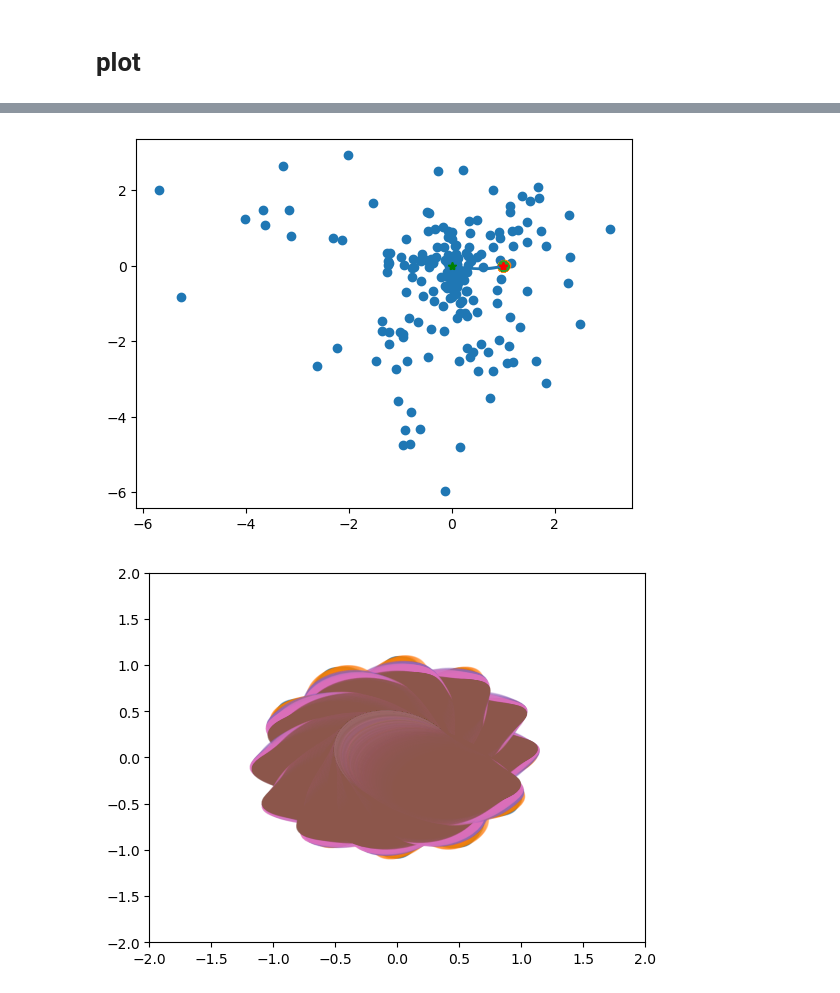
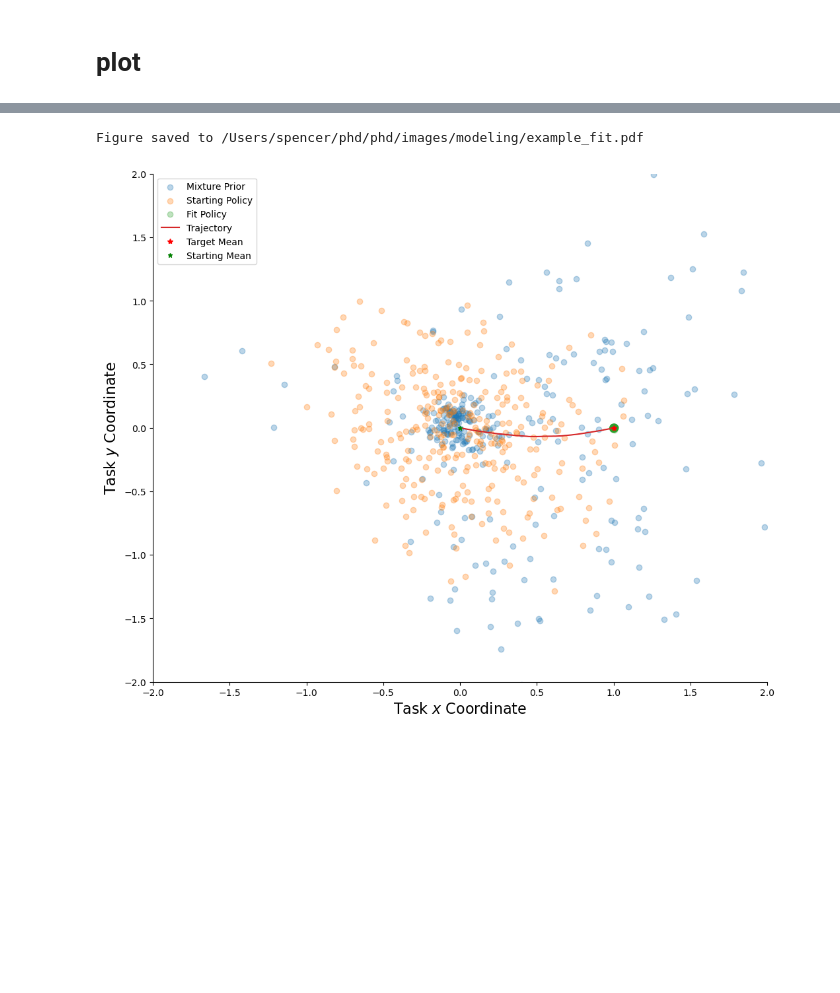
Before and after one commit to spewil/phd, a Jupyter notebook: analysis/notebooks/_modeling/rl_64D.ipynb, the cells around one changed output, grey strips where cells are left out. Cells and saved outputs as stored; diff of their text form; code cells hidden in the pictures; blank space fills up the shorter version.

```diff
--- a/analysis/notebooks/_modeling/rl_64D.ipynb
+++ b/analysis/notebooks/_modeling/rl_64D.ipynb
@@ -246,7 +274,7 @@ subject_idx = 1
 prior_params = generate_subject_prior(subject_idx)
 starting_params = generate_starting_policy_params(subject_idx,prior_match=False)
 starting_params_match = generate_starting_policy_params(subject_idx,prior_match=True)
-decoder = subjects[subject_idx].decoder[-2:,:]
+decoder = subjects[subject_idx].decoder[-2:,:ACTION_DIM]
 
 plt.figure()
 key = jax.random.PRNGKey(0)
@@ -315,12 +343,12 @@ num_iter = 10000
 
 learning_rate = 1e-4
 n_components = 1
-subject_idxs = list(range(1))
-kl_alphas = [0.0,0.1,0.5,1.0,3.0,5.0,10.0]
+subject_idxs = list(range(7))
+kl_alphas = [0.0,0.1,0.5,1.0,3.0,5.0,10.0][:4]
 prior_matches = [True, False]
 targets = range(1)
 # %%
-for subject_idx in subject_idxs[:1]:
+for subject_idx in subject_idxs:
   for target_idx in targets:
     target = collection.compute_target_vec_from_number(target_number=target_idx+1)
     target = jnp.array(target).reshape(1,-1)
@@ -422,8 +470,10 @@ def load_params(subject_idx, kl_alpha, target_idx, prior_match):
 # %%
 colors = ['tab:blue','tab:red','tab:green','tab:orange','tab:purple','tab:pink','tab:brown']
 # %%
-subjects_to_plot = range(1)
+subjects_to_plot = range(7)
 targets_to_plot = range(1)
-kl_alphas_to_plot = kl_alphas[0:4]
+kl_alphas_to_plot = kl_alphas[0:3]
 priors_to_plot = [True,False]
+good_subjects_to_plot = [0,1,5]
+diverge_subjects_to_plot = [2,3,4,6]
 # %%
@@ -460,61 +547,67 @@ for si, subject_idx in enumerate(subjects_to_plot): # enumerate(subject_idxs):
 # %%
-fig, big_ax = plt.subplots(1,1)
-plt.plot(target[0],target[1],"r*",label="Target Mean",zorder=100)
+fig, ax1 = plt.subplots(1,1,figsize=(12,10))
 key = jax.random.PRNGKey(10)
-
-for si, subject_idx in enumerate(subjects_to_plot):
+n_samples = 300
+for si, subject_idx in enumerate(good_subjects_to_plot[0:1]):
     decoder = subjects[subject_idx].decoder[-2:,:]
     key, subkey = jax.random.split(key)
-    plot_samples(make_prior_dist(prior_params),200,"Mixture Prior",rng=subkey,decoder=decoder,alpha=0.1)
+    plot_samples(make_prior_dist(prior_params),n_samples,"Mixture Prior",rng=subkey,decoder=decoder,alpha=0.3,ax=ax1)
     for target_idx in targets_to_plot:
         target = collection.compute_target_vec_from_number(target_idx+1)
-        for prior_match in priors_to_plot:
-            for i, kl_alpha in enumerate(kl_alphas_to_plot):
+        for prior_match in priors_to_plot[1:2]:
+            for i, kl_alpha in enumerate(kl_alphas_to_plot[:1]):
                 params_list = load_params(subject_idx,kl_alpha,target_idx,prior_match)
                 # loss_ax.plot(losses,"k-")
                 # loss_ax.set_title("Loss")
 
                 # reward_ax.plot(rewards,"k-")
                 # reward_ax.set_title("Reward")
 
                 # KL_ax.plot(divergences,"k-")
                 # KL_ax.set_title("KL")
 
                 # key, subkey = jax.random.split(key)
-                # plot_samples(make_starting_dist(params_list[0]),1000,"Starting",rng=subkey,decoder=decoder)
+                plot_samples(make_starting_dist(params_list[0]),n_samples,"Starting Policy",rng=subkey,decoder=decoder,alpha=0.3,ax=ax1)
 
                 key, subkey = jax.random.split(key)
                 fitted_dist = distrax.MultivariateNormalTri(
                     loc=params_list[-1]['locs'][0],
                     scale_tri=params_list[-1]['scales'][0],
                     )
-                plot_samples(fitted_dist,200,"Fit",subkey,decoder=decoder)
+                plot_samples(fitted_dist,n_samples,"Fit Policy",subkey,decoder=decoder,alpha=0.3,ax=ax1)
 
                 means = params_to_means(params_list)
                 means = decode_means(means,decoder)
-                big_ax.plot(means[:,0,0], means[:,0,1],"-",color=colors[si])
-                big_ax.plot(target[0],target[1],"r*")
-                big_ax.plot(means[0][0][0],means[0][0][1],"g*")
+                ax1.plot(means[:,0,0], means[:,0,1],"-",color=colors[1],label="Trajectory")
+                ax1.plot(target[0],target[1],"r*",markersize=5)
 
-    # big_ax.legend()
+ax1.plot(target[0],target[1],"r*",label="Target Mean",zorder=100)
+ax1.plot(means[0][0][0],means[0][0][1],"g*",markersize=5,label="Starting Mean")
+
+ax1.set_xlim([-2,2])
+ax1.set_ylim([-2,2])
+ax1.legend()
+ax1.set_xlabel(r"Task $x$ Coordinate")
+ax1.set_ylabel(r"Task $y$ Coordinate")
+
+plot.save_figure(fig,"example_fit",folder=image_path,format='pdf')
 # %% [output]
+Figure saved to /Users/spencer/phd/phd/images/modeling/example_fit.pdf
-[figure, old version]
+[figure, new version]
 # %%
-fig, ax = plt.subplots(1,1)
-ax.set_ylim([-2,2])
-ax.set_xlim([-2,2])
-for subject_idx in subjects_to_plot:
-    decoder = subjects[subject_idx].decoder[-2:,:]
-    for target_idx in range(12):
-        target = collection.compute_target_vec_from_number(target_idx+1)
-        for prior_match in [False]:
-            for i, kl_alpha in enumerate(kl_alphas):
-                params_list = load_params(subject_idx,kl_alpha,target_idx,prior_match)
-                for Cs, ms in list(zip(params_to_covs(params_list), params_to_means(params_list)))[0::10]:
-                    for C, m in zip(Cs, ms):
-                        plot.plot_confidence_ellipse(decode_mean(m,decoder), decode_cov(C,decoder),ax=ax, n_std=1.0, alpha=0.1, color=colors[i])
+# fig, ax = plt.subplots(1,1)
+# ax.set_ylim([-2,2])
+# ax.set_xlim([-2,2])
+# for subject_idx in subjects_to_plot:
+#     decoder = subjects[subject_idx].decoder[-2:,:]
+#     for target_idx in range(12):
+#         target = collection.compute_target_vec_from_number(target_idx+1)
+#         for prior_match in [False]:
+#             for i, kl_alpha in enumerate(kl_alphas):
+#                 params_list = load_params(subject_idx,kl_alpha,target_idx,prior_match)
+#                 for Cs, ms in list(zip(params_to_covs(params_list), params_to_means(params_list)))[0::10]:
+#                     for C, m in zip(Cs, ms):
+#                         plot.plot_confidence_ellipse(decode_mean(m,decoder), decode_cov(C,decoder),ax=ax, n_std=1.0, alpha=0.1, color=colors[i])
-# %% [output]
-[figure, removed]
 # %%
 def mean_quadratic_form(C, subspace_basis):
     dim = subspace_basis.shape[0]
```
Also changed, not shown: parts of 13 cells of this notebook, 26 other files.
